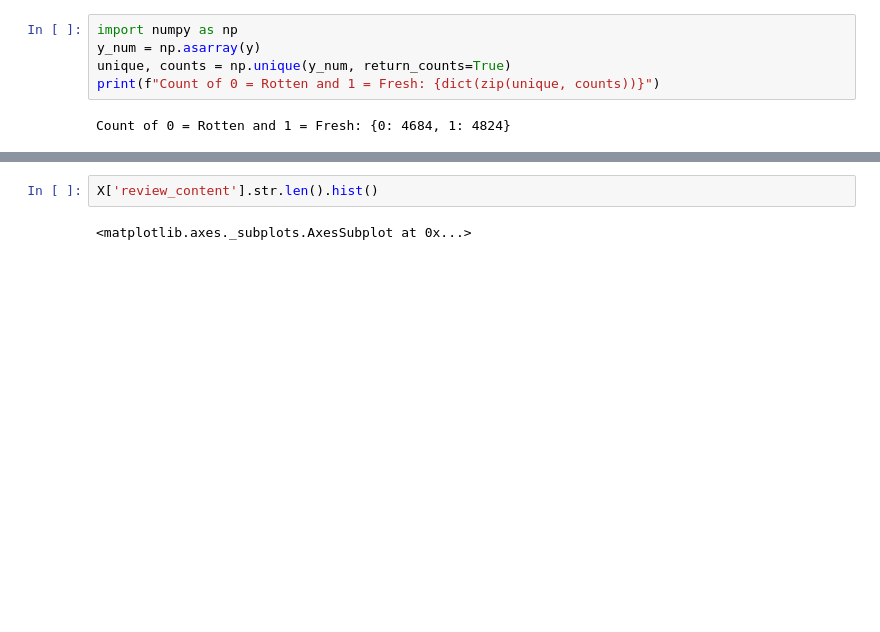
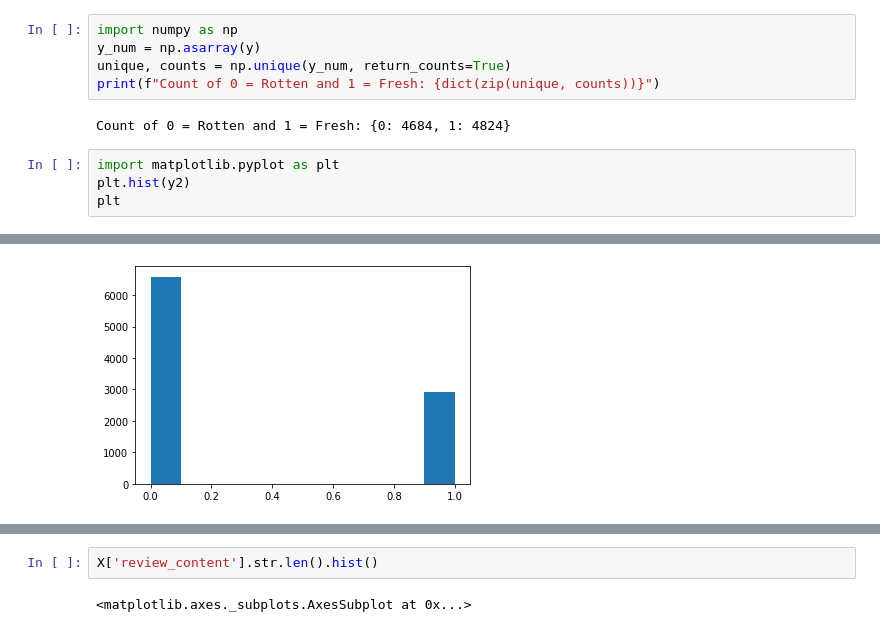
Before and after one commit to phmorris610/cs39aa_project, a Jupyter notebook: project_part2.ipynb, the cells around one changed output, grey strips where cells are left out. Drawn from its saved outputs; the diff is of its cells as text; blank space fills up the shorter version.

```diff
--- a/project_part2.ipynb
+++ b/project_part2.ipynb
@@ -83,3 +83,8 @@ unique, counts = np.unique(y_num, return_counts=True)
 print(f"Count of 0 = Rotten and 1 = Fresh: {dict(zip(unique, counts))}")
 # %% [output]
 Count of 0 = Rotten and 1 = Fresh: {0: 4684, 1: 4824}
+# %%
+import matplotlib.pyplot as plt
+plt.hist(y2)
+plt
+# %% [output]
@@ -85,0 +92 @@ Count of 0 = Rotten and 1 = Fresh: {0: 4684, 1: 4824}
+[figure, added]
```
Also changed, not shown: parts of 17 cells of this notebook.
